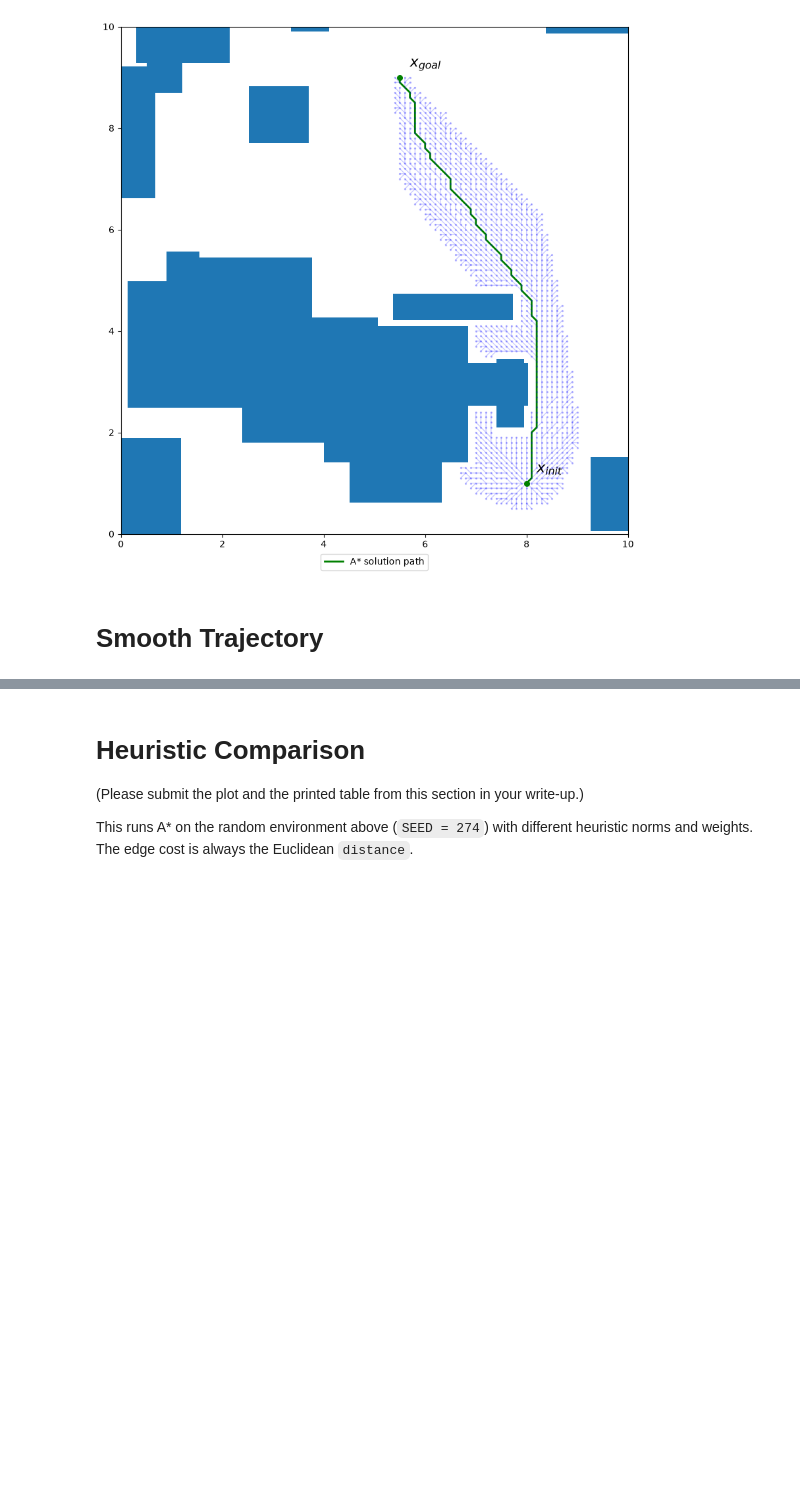
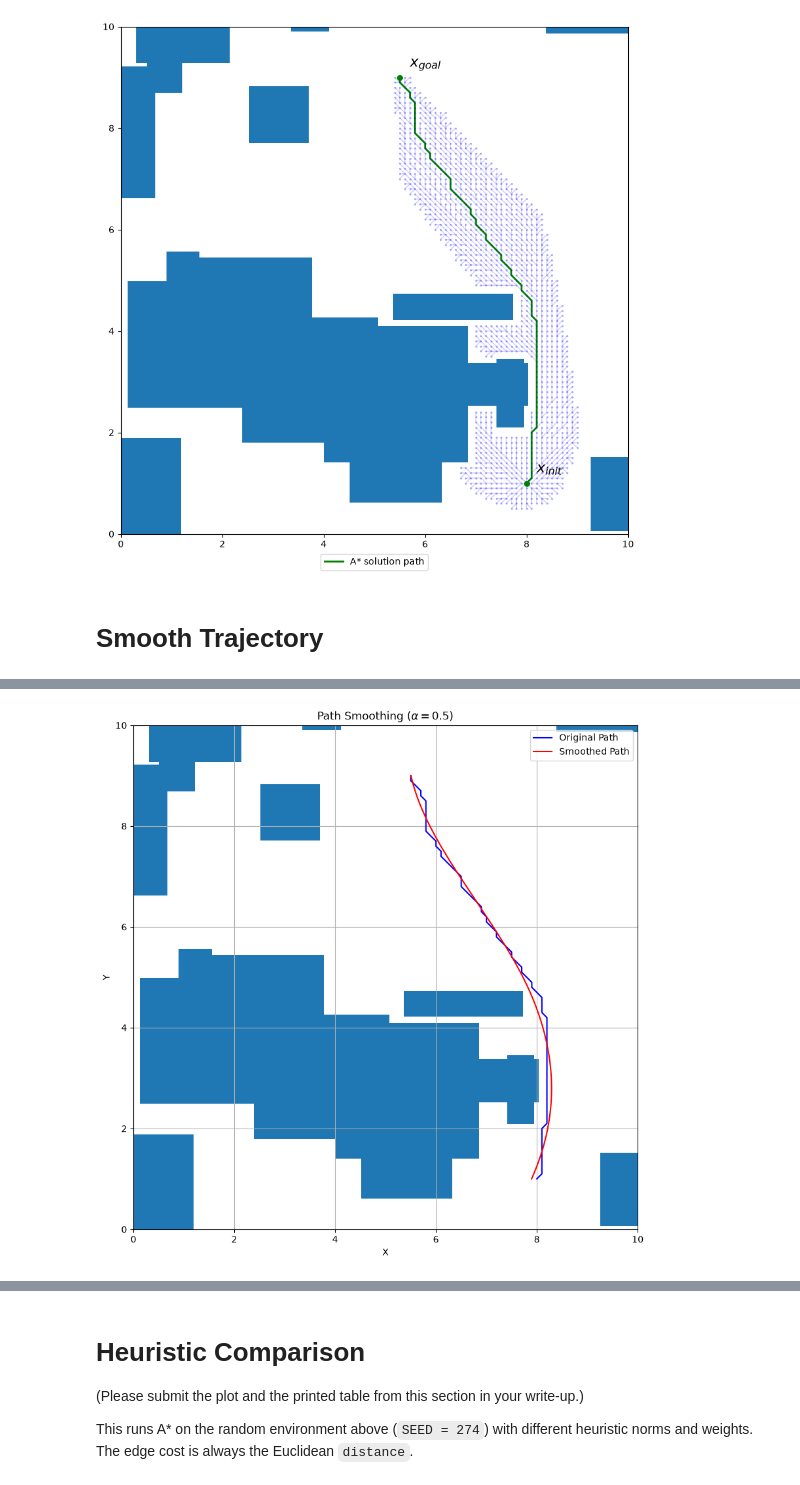
Before and after one commit to Cesium-Lab/stanford, a Jupyter notebook: aa274a/hw1/sim_astar.ipynb, the cells around one changed output, grey strips where cells are left out. Cells and saved outputs as stored; diff of their text form; code cells hidden in the pictures; blank space fills up the shorter version.

```diff
--- a/aa274a/hw1/sim_astar.ipynb
+++ b/aa274a/hw1/sim_astar.ipynb
@@ -131 +152,22 @@ plan = compute_smooth_plan(astar.path, spline_alpha=0.5)
+# %%
+# construct a trajectory plan (0.5)
+plan = compute_smooth_plan(astar.path, spline_alpha=0.5)
+
+# plot AStar path v.s. smoothed path
+astar_path = np.asarray(astar.path)
+smoothed_path = plan.smoothed_path()
+
+astar.occupancy.plot() # Added
+
+plt.plot(astar_path[:,0], astar_path[:,1], 'b-', label='Original Path')
+plt.plot(smoothed_path[:, 0], smoothed_path[:, 1], 'r-', label='Smoothed Path')
+plt.legend()
+plt.xlabel('X')
+plt.ylabel('Y')
+plt.xlim([0, width])
+plt.ylim([0, height])
+plt.title(r'Path Smoothing ($\alpha = 0.5$)')
+plt.grid()
+# %% [output]
+[figure, added]
 # %%
```
Also changed, not shown: parts of 5 cells of this notebook, 16 other files.
